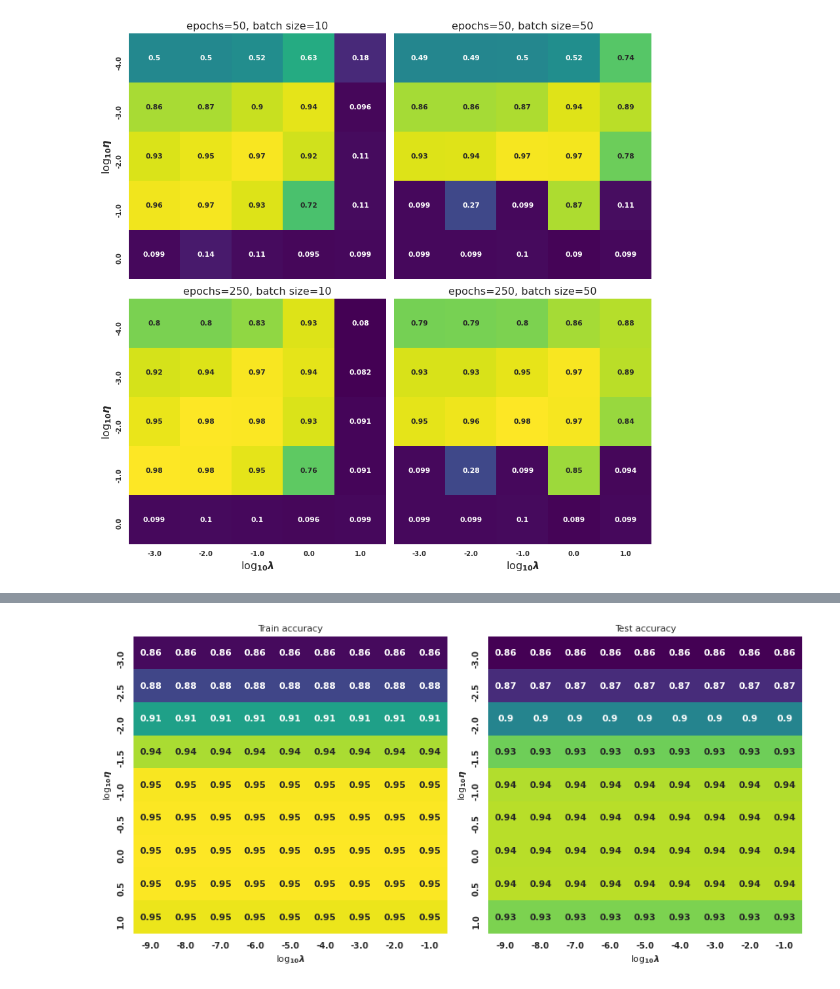
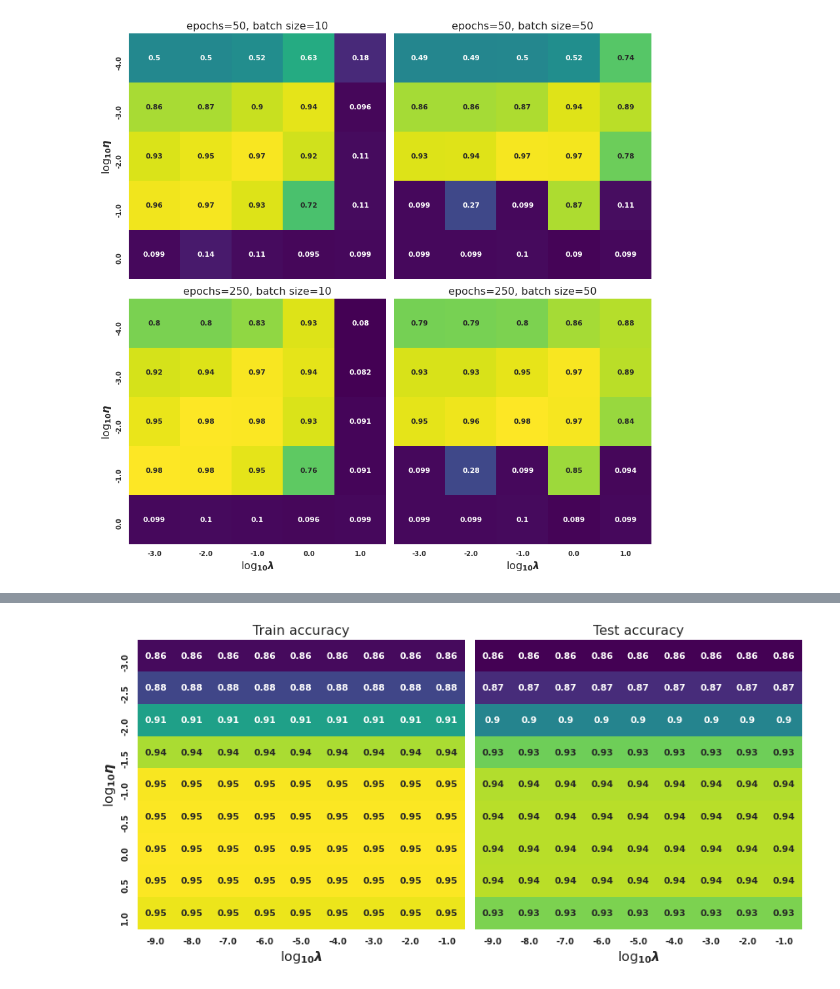
Before and after one commit to fonstelien/FYS-STK4155, a Jupyter notebook: project2/source/project2.ipynb, the cells around one changed output, grey strips where cells are left out. Cells and saved outputs as stored; diff of their text form; code cells hidden in the pictures.

```diff
--- a/project2/source/project2.ipynb
+++ b/project2/source/project2.ipynb
@@ -847,33 +847,33 @@ lambdas = np.logspace(-9,-1,9)
 sgd = SGD(epochs=100, batch_size=10, regression='logistic', learning_schedule='invscaling')
 train, test = run_logistic_kfold(X, t, t_onehot, sgd, k=5, etas=etas, lambdas=lambdas)
 # %%
-fig, axes = plt.subplots(nrows=1, ncols=2, sharex=True, sharey=False, figsize=(12,6))
+fig, axes = plt.subplots(nrows=1, ncols=2, sharex=True, sharey=True, figsize=(12,6))
 
 #cbar_ax = fig.add_axes([.92,.2,.025,.6])  # l, b, w, h
 #cbar_ax=cbar_ax
 font_scale = .9
 vmin = min(train.min(), test.min())
 vmax = max(train.max(), test.max())
 
 ax = axes[0]
 sns.heatmap(train, annot=True, ax=ax, cmap="viridis", vmin=vmin, vmax=vmax, cbar=None)
 sns.set(font_scale=font_scale)
 ax.set_yticklabels([fr'{np.log10(eta):.1f}' for eta in etas], fontsize=10)
 ax.set_xticklabels([fr'{np.log10(lmd):.1f}' for lmd in lambdas], fontsize=10)
-ax.set_title("Train accuracy")
-ax.set_ylabel("log$_{10}\eta$")
-ax.set_xlabel("log$_{10}\lambda$")
+ax.set_title("Train accuracy", fontsize=MEDIUM)
+ax.set_ylabel("log$_{10}\eta$", fontsize=MEDIUM)
+ax.set_xlabel("log$_{10}\lambda$", fontsize=MEDIUM)
 
 ax = axes[1]
 sns.heatmap(test, annot=True, ax=ax, cmap="viridis", vmin=vmin, vmax=vmax, cbar=None)
 sns.set(font_scale=font_scale)
 ax.set_yticklabels([fr'{np.log10(eta):.1f}' for eta in etas], fontsize=10)
 ax.set_xticklabels([fr'{np.log10(lmd):.1f}' for lmd in lambdas], fontsize=10)
-ax.set_title("Test accuracy")
-ax.set_ylabel("log$_{10}\eta$")
-ax.set_xlabel("log$_{10}\lambda$")
+ax.set_title("Test accuracy", fontsize=MEDIUM)
+#ax.set_ylabel("log$_{10}\eta$", fontsize=MEDIUM)
+ax.set_xlabel("log$_{10}\lambda$", fontsize=MEDIUM)
 
 plt.tight_layout()
 plt.show()
 # %% [output]
-[figure, old version]
+[figure, new version]
```
Also changed, not shown: parts of 2 cells of this notebook, 6 other files.
